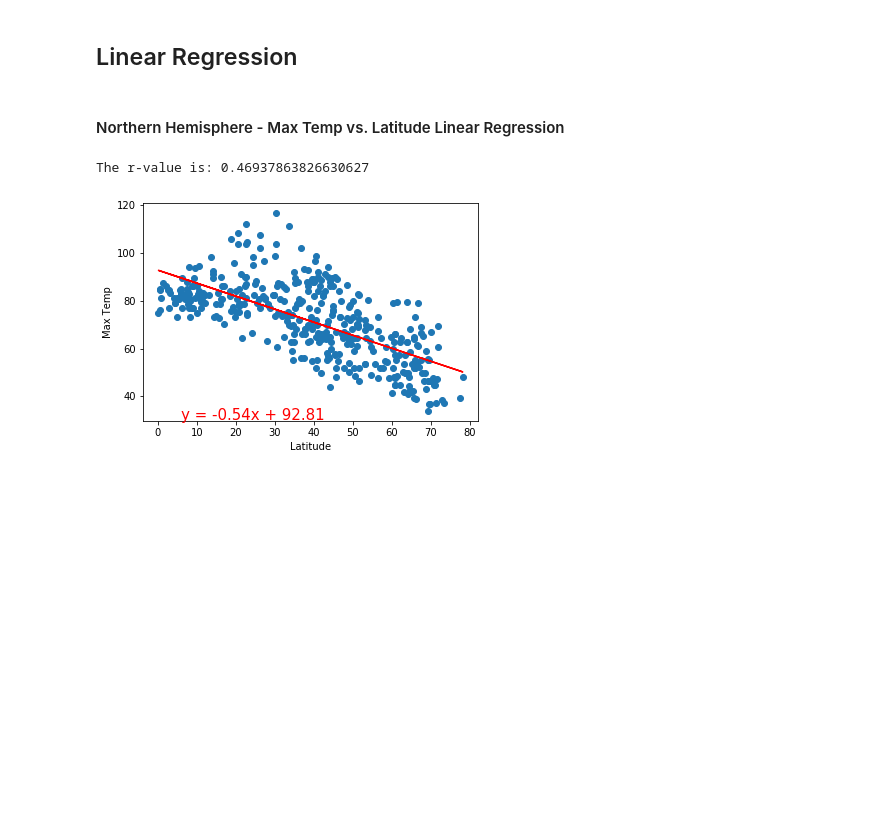
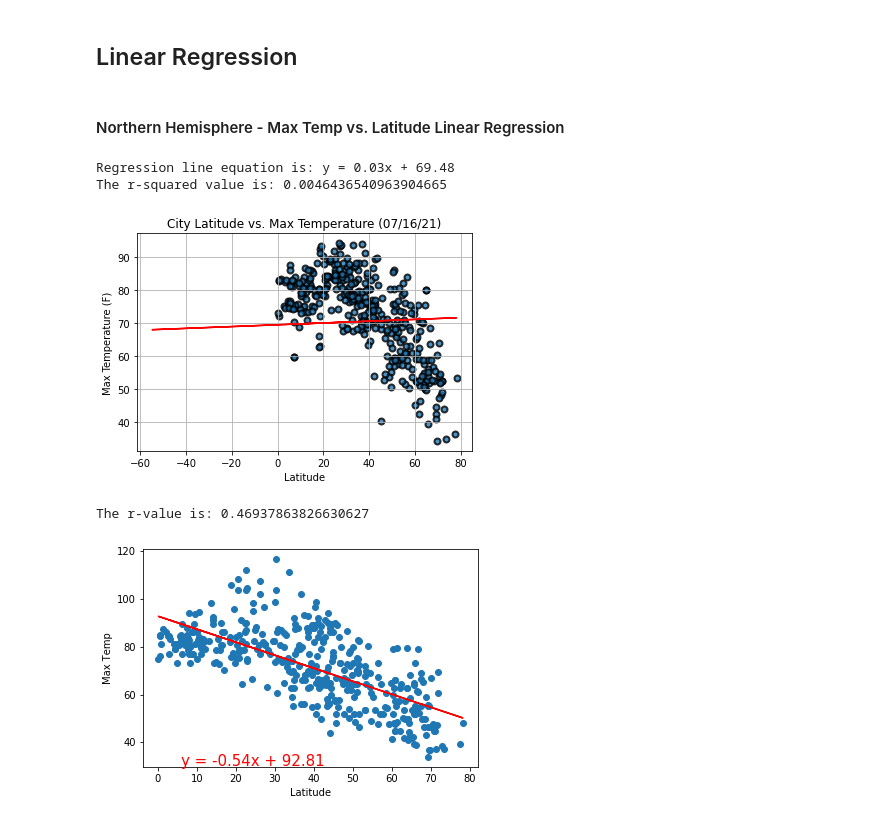
Before and after one commit to OnyNwosu/PythonAPI-Challenge, a Jupyter notebook: Instructions/WeatherPy/WeatherPy.ipynb, the cells around one changed output. Cells and saved outputs as stored; diff of their text form; code cells hidden in the pictures; blank space fills up the shorter version.

Commit message:
adding n hemis temp v lat

```diff
--- a/Instructions/WeatherPy/WeatherPy.ipynb
+++ b/Instructions/WeatherPy/WeatherPy.ipynb
@@ -356,8 +356,46 @@ plt.show()
 [figure]
 # %% [markdown]
 ## Linear Regression
+# %%
+# Northern and Southern Hemisphere dfs
+
+northern_df = city_data_df[city_data_df["Lat"] >= 0]
+southern_df = city_data_df[city_data_df["Lat"] < 0]
 # %% [markdown]
 ####  Northern Hemisphere - Max Temp vs. Latitude Linear Regression
+# %%
+x_value = pd.to_numeric(northern_df["Lat"]).astype(float)
+y_value = pd.to_numeric(northern_df["Max Temp"]).astype(float)
+
+plt.scatter(x_value, y_value,
+            edgecolor="black", linewidths=2, marker="o",
+            alpha=0.8, label="Cities")
+
+(slope, intercept, rvalue, pvalue, stderr) = linregress(city_data_df["Lat"], city_data_df["Max Temp"])
+
+regress_values = city_data_df["Lat"] * slope + intercept
+line_eq = "y = " + str(round(slope,2)) + "x + " + str(round(intercept,2))
+
+plt.plot(city_data_df["Lat"],regress_values,"r-")
+# plt.annotate(line_eq,(15,20),fontsize=15,color="red")
+print(f"Regression line equation is: {line_eq}")
+print(f"The r-squared value is: {rvalue**2}")
+
+# Incorporate the other graph properties
+plt.title("City Latitude vs. Max Temperature (%s)" % time.strftime("%x"))
+plt.ylabel("Max Temperature (F)")
+plt.xlabel("Latitude")
+plt.grid(True)
+
+# Save the figure
+plt.savefig("Temperature vs Latitude in N Hemispere.png")
+
+# Show plot
+plt.show()
+# %% [output]
+Regression line equation is: y = 0.03x + 69.48
+The r-squared value is: 0.0046436540963904665
+[figure, added]
 # %%
 # Look like:
 # %% [output]
```
Also changed, not shown: 3 other files.
